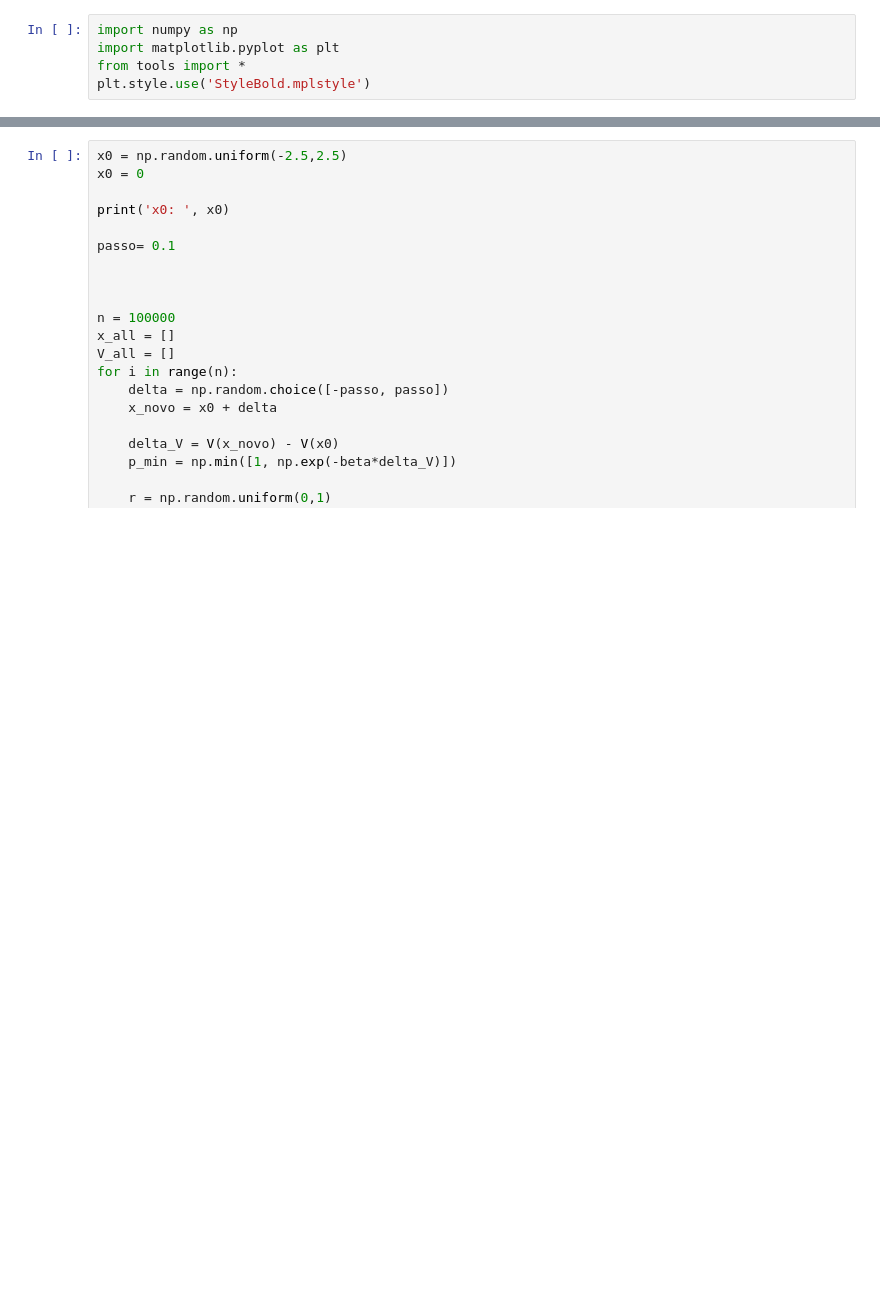
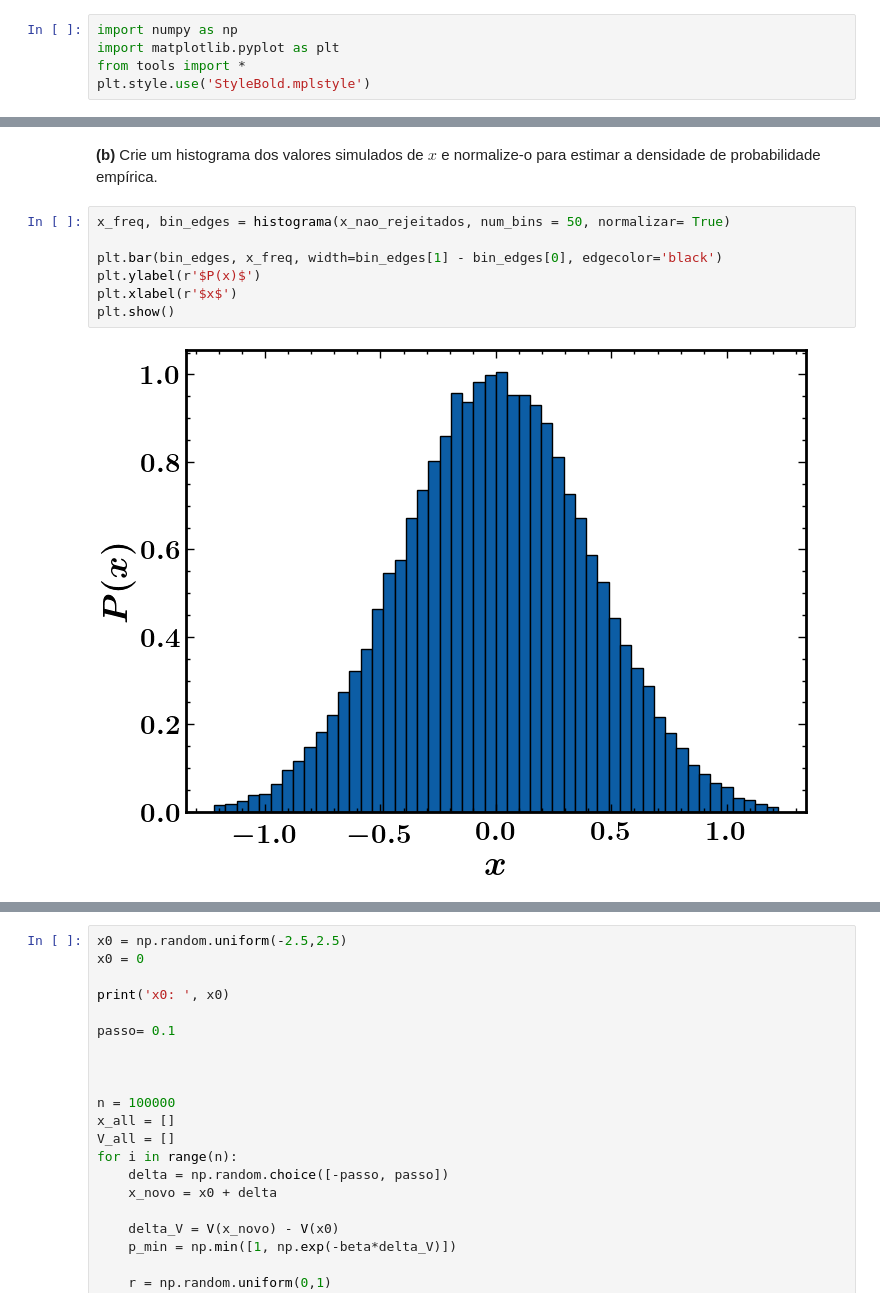
Before and after one commit to walacevale/Monte_Carlo, a Jupyter notebook: Lista 1/Lista1.ipynb, the cells around one changed output, grey strips where cells are left out. Cells and saved outputs as stored; diff of their text form; blank space fills up the shorter version.

```diff
--- a/Lista 1/Lista1.ipynb
+++ b/Lista 1/Lista1.ipynb
@@ -35,0 +56,11 @@ for i in range(n):
+# %% [markdown]
+**(b)** Crie um histograma dos valores simulados de $x$ e normalize-o para estimar a densidade de probabilidade empírica.
+# %%
+x_freq, bin_edges = histograma(x_nao_rejeitados, num_bins = 50, normalizar= True)
+
+plt.bar(bin_edges, x_freq, width=bin_edges[1] - bin_edges[0], edgecolor='black')
+plt.ylabel(r'$P(x)$')
+plt.xlabel(r'$x$')
+plt.show()
+# %% [output]
+[figure, added]
```
Also changed, not shown: parts of 37 cells of this notebook, 1 other file.
